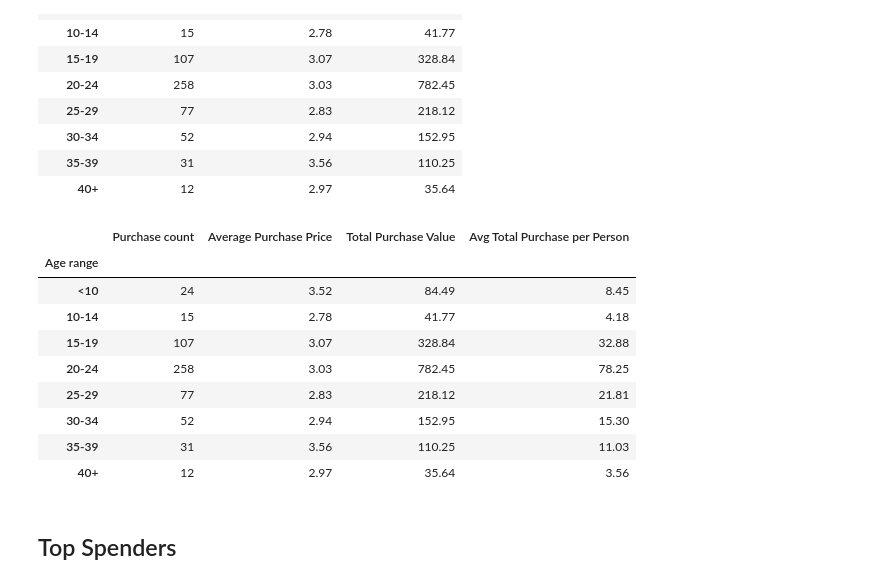
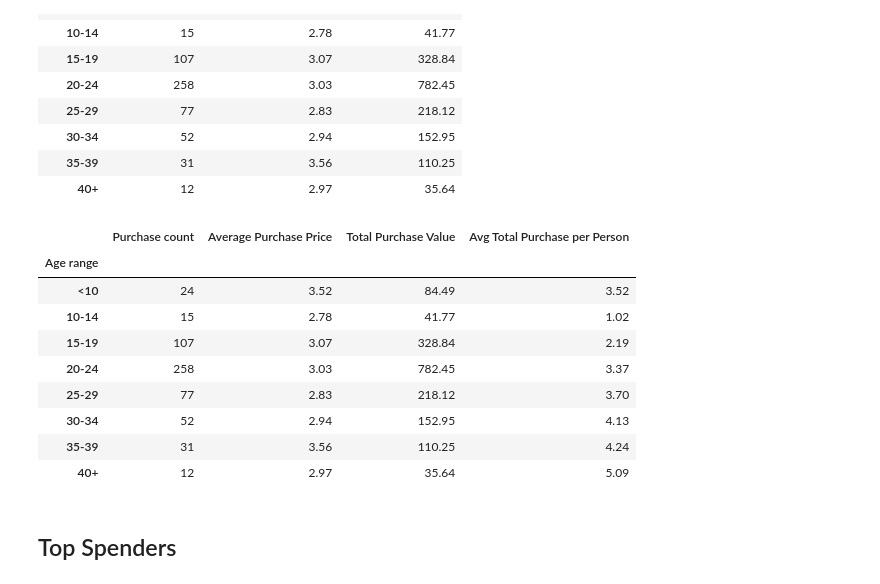
Before and after one commit to abbyabridged/pandas-challenge, a Jupyter notebook: HeroesOfPymoli/HeroesOfPymoli.ipynb, the cells around one changed output. Drawn from its saved outputs; the diff is of its cells as text; code cells hidden in the pictures.

Commit message:
Update main analysis

```diff
--- a/HeroesOfPymoli/HeroesOfPymoli.ipynb
+++ b/HeroesOfPymoli/HeroesOfPymoli.ipynb
@@ -260,0 +295,7 @@ purchases_agerange_df.head()
+# %%
+# Place the age ranges into the DataFrame
+purchases_grouped_df["Age Range"] = age_range_df
+
+## I can't work out why the column names are in brackets with commas...?
+purchases_grouped_df.info()
+purchases_grouped_df
@@ -260,0 +329,4 @@ purchases_agerange_df.head()
+# %%
+# Calculate and store age range counts
+age_counts = purchases_grouped_df["Age Range"].value_counts()
+age_counts
@@ -261,7 +389,7 @@ purchases_agerange_df.head()
 # %%
 # Pivot table to obtain data grouped by age
 age_grouped_df = pd.pivot_table(data=purchases_agerange_df,index=["SN","Age range"])
-age_grouped_df = age_grouped_df
+age_grouped_df = age_grouped_df.reset_index()
 age_grouped_df.info()
 # %% [output]
 <class 'pandas.core.frame.DataFrame'>
@@ -295,3 +407,0 @@ test_df
-# %%
-age_counts = purchases_agerange_df["Age range"].value_counts()
-age_counts
@@ -326,23 +428,24 @@ purchasing_analysis_age_agg.round(2)
 # %%
 # Add a new column to the Data Frame for average total purchase per person i.e. total purchase value/purchase count
 
-average_purchase_pp_age = purchasing_analysis_age_agg["Total Purchase Value"]/10
+average_purchase_pp_age = purchasing_analysis_age_agg["Total Purchase Value"]/age_counts
 purchasing_analysis_age_agg["Avg Total Purchase per Person"] = average_purchase_pp_age
-
 
 # Print the purchasing analysis (age) Data Frame
 purchasing_analysis_age_agg.round(2)
+
+## These values are incorrect... something incorrect in the binning?
 # %% [output]
 |  | Purchase count | Average Purchase Price | Total Purchase Value | Avg Total Purchase per Person |
 | Age range |  |  |  |  |
-| <10 | 24 | 3.52 | 84.49 | 8.45 |
-| 10-14 | 15 | 2.78 | 41.77 | 4.18 |
-| 15-19 | 107 | 3.07 | 328.84 | 32.88 |
-| 20-24 | 258 | 3.03 | 782.45 | 78.25 |
-| 25-29 | 77 | 2.83 | 218.12 | 21.81 |
-| 30-34 | 52 | 2.94 | 152.95 | 15.30 |
-| 35-39 | 31 | 3.56 | 110.25 | 11.03 |
-| 40+ | 12 | 2.97 | 35.64 | 3.56 |
+| <10 | 24 | 3.52 | 84.49 | 3.52 |
+| 10-14 | 15 | 2.78 | 41.77 | 1.02 |
+| 15-19 | 107 | 3.07 | 328.84 | 2.19 |
+| 20-24 | 258 | 3.03 | 782.45 | 3.37 |
+| 25-29 | 77 | 2.83 | 218.12 | 3.70 |
+| 30-34 | 52 | 2.94 | 152.95 | 4.13 |
+| 35-39 | 31 | 3.56 | 110.25 | 4.24 |
+| 40+ | 12 | 2.97 | 35.64 | 5.09 |
 # %% [markdown]
 ## Top Spenders
 # %% [markdown]
```
Also changed, not shown: parts of 21 cells of this notebook.
